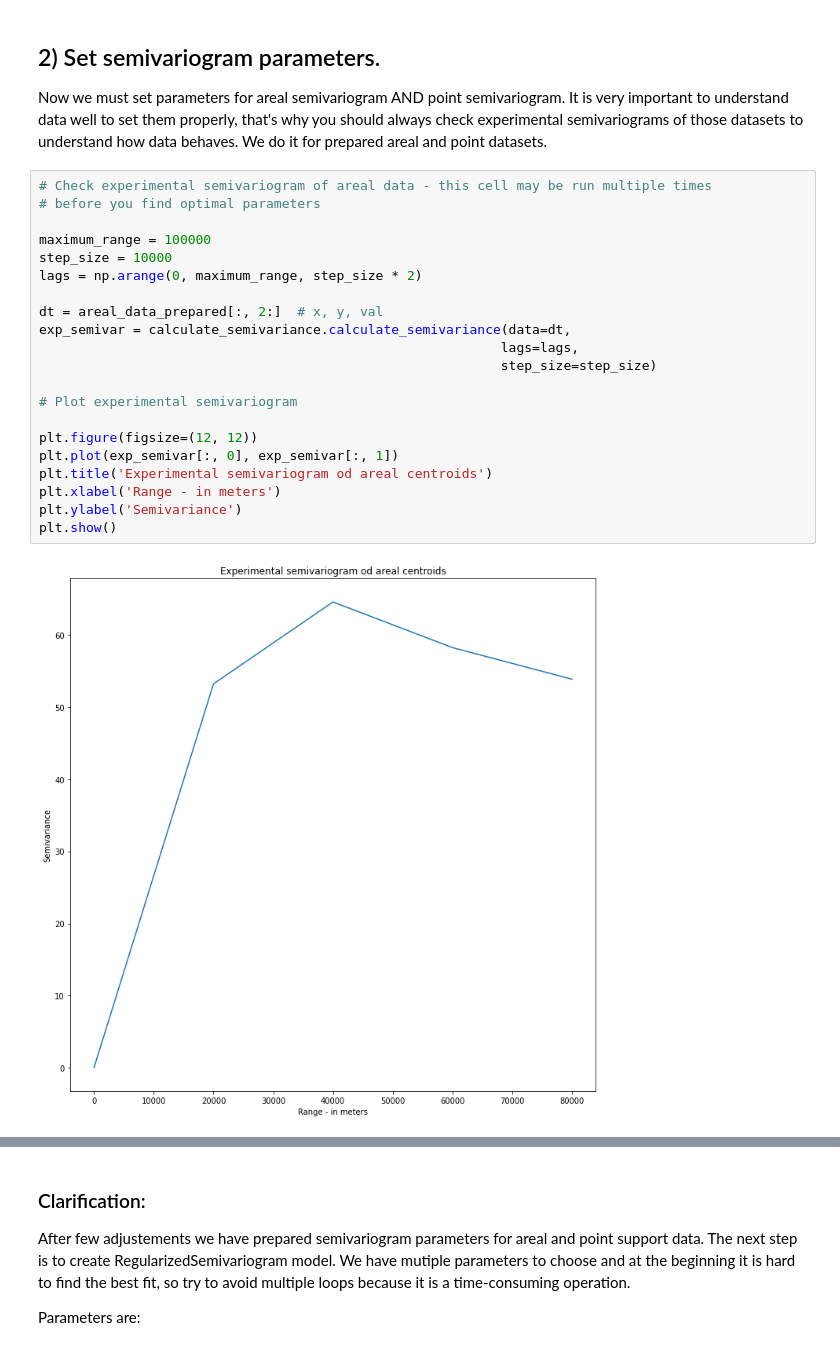
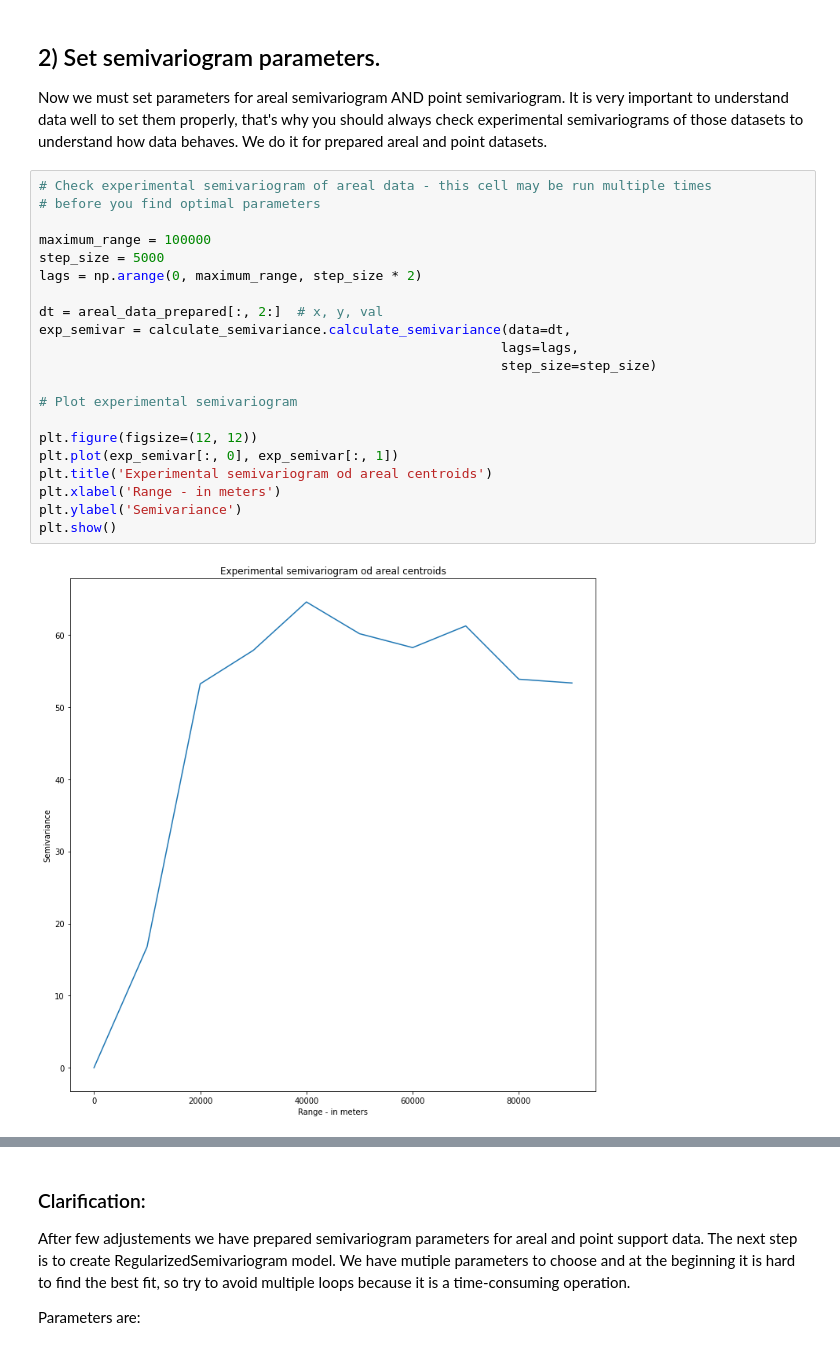
Before and after one commit to DataverseLabs/pyinterpolate, a Jupyter notebook: tutorials/Semivariogram Regularization (Intermediate).ipynb, the cells around one changed output, grey strips where cells are left out. Drawn from its saved outputs; the diff is of its cells as text.

```diff
--- a/tutorials/Semivariogram Regularization (Intermediate).ipynb
+++ b/tutorials/Semivariogram Regularization (Intermediate).ipynb
@@ -138,26 +138,26 @@ Now we must set parameters for areal semivariogram AND point semivariogram. It i
 # %%
 # Check experimental semivariogram of areal data - this cell may be run multiple times
 # before you find optimal parameters
 
 maximum_range = 100000
-step_size = 10000
+step_size = 5000
 lags = np.arange(0, maximum_range, step_size * 2)
 
 dt = areal_data_prepared[:, 2:]  # x, y, val
 exp_semivar = calculate_semivariance.calculate_semivariance(data=dt,
                                                            lags=lags,
                                                            step_size=step_size)
 
 # Plot experimental semivariogram
 
 plt.figure(figsize=(12, 12))
 plt.plot(exp_semivar[:, 0], exp_semivar[:, 1])
 plt.title('Experimental semivariogram od areal centroids')
 plt.xlabel('Range - in meters')
 plt.ylabel('Semivariance')
 plt.show()
 # %% [output]
-[figure, old version]
+[figure, new version]
 # %%
 # Check experimental semivariogram of point data - this cell may be run multiple times
 # before you find optimal parameters
```
Also changed, not shown: parts of 7 cells of this notebook, 58 other files.
